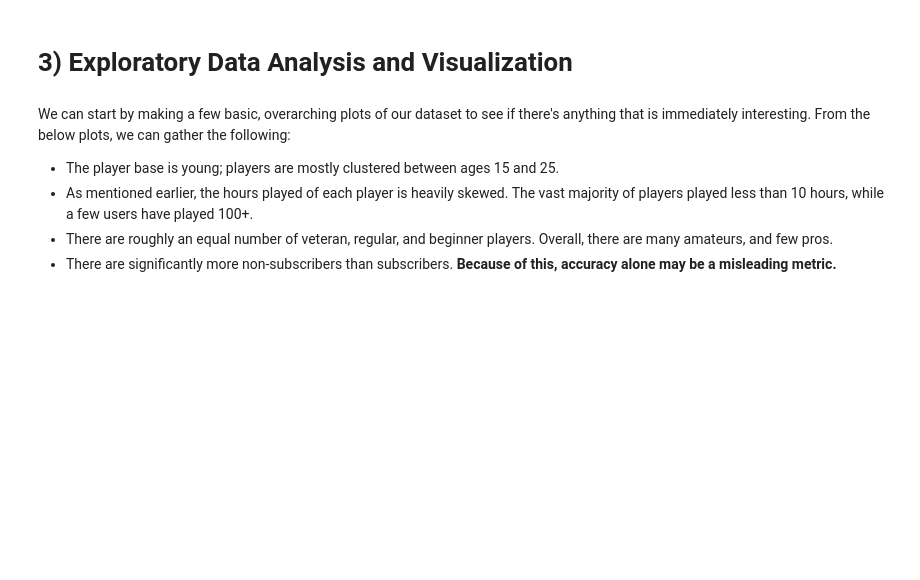
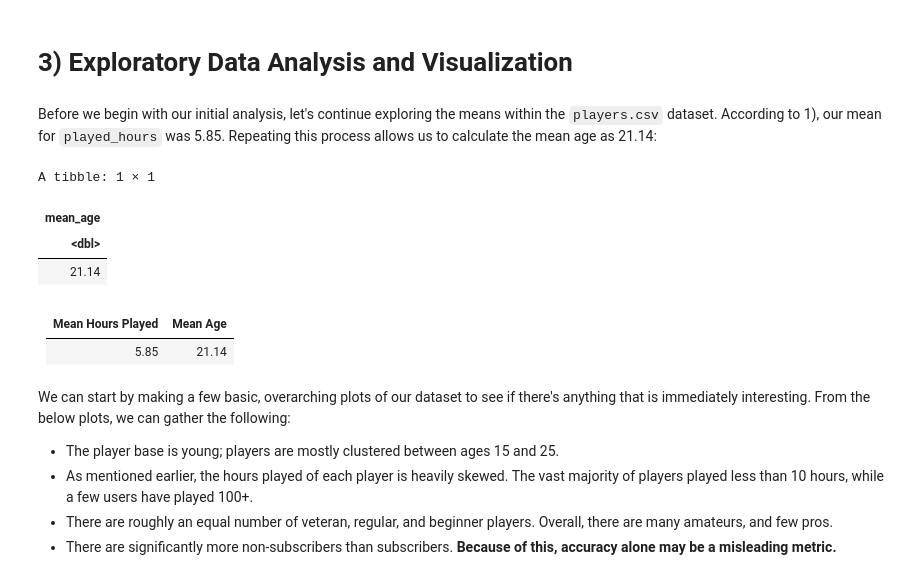
Before and after one commit to RealBabyPotato/DSCI100-Individual-Planning-Report, a Jupyter notebook: Individual Planning Report.ipynb, the cells around one changed output. Saved outputs shown, nothing was run; the diff lists cells and outputs as text; code cells hidden in the pictures; blank space fills up the shorter version.

Commit message:
Final touches & add means table for Q3

```diff
--- a/Individual Planning Report.ipynb
+++ b/Individual Planning Report.ipynb
@@ -114,6 +115,23 @@ The <code>players.csv</code> dataset is well suited to answer this question beca
 <h1>3) Exploratory Data Analysis and Visualization</h1>
 # %%
 library(ggplot2)
+# %% [markdown]
+Before we begin with our initial analysis, let's continue exploring the means within the <code>players.csv</code> dataset. According to 1), our mean for <code>played_hours</code> was 5.85. Repeating this process allows us to calculate the mean age as 21.14:
+# %%
+mean_age <- players |>
+  select(played_hours, Age) |>
+  summarise(mean_age = round(mean(Age, na.rm = TRUE), 2))
+
+mean_age
+# %% [output]
+A tibble: 1 × 1
+| mean_age |
+| <dbl> |
+| 21.14 |
+# %% [markdown]
+| Mean Hours Played | Mean Age |
+|:---|---:|
+| 5.85 | 21.14 |
 # %% [markdown]
 We can start by making a few basic, overarching plots of our dataset to see if there's anything that is immediately interesting. From the below plots, we can gather the following:
 <ul>
```
Also changed, not shown: parts of 1 cell of this notebook.
